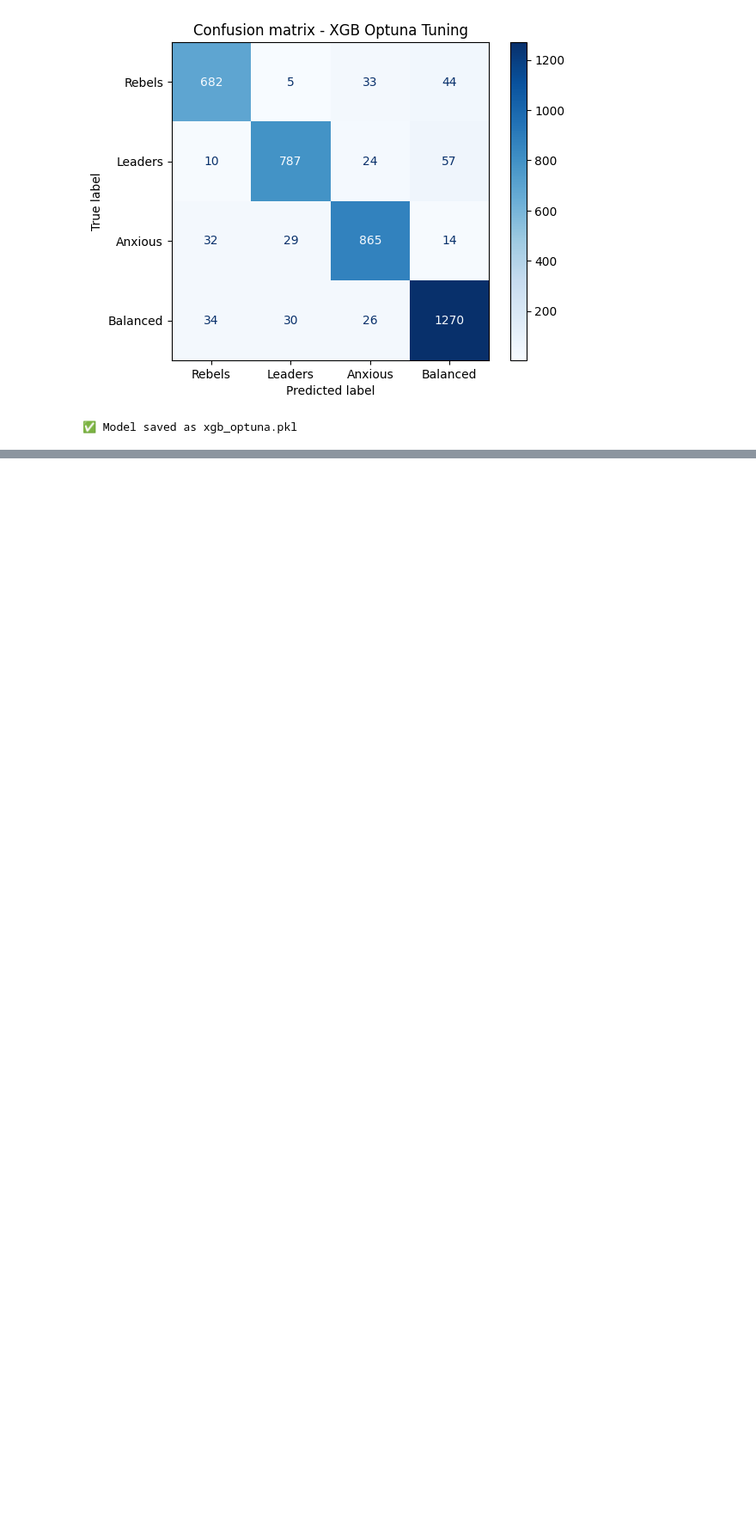
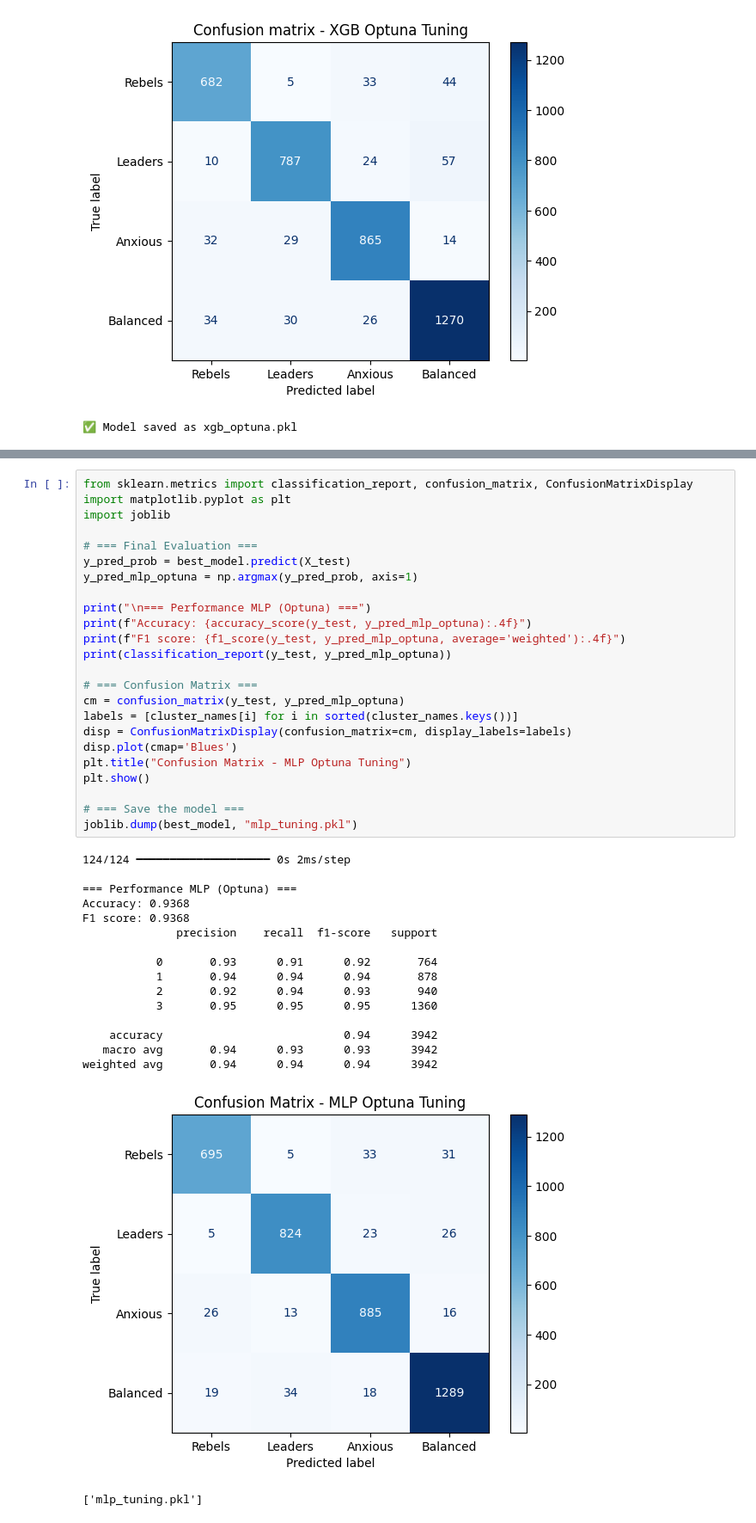
Before and after one commit to Knightmare2002/Big-Five-Test, a Jupyter notebook: main.ipynb, the cells around one changed output, grey strips where cells are left out. Shown at 86% size. Saved outputs shown, nothing was run; the diff lists cells and outputs as text; blank space fills up the shorter version.

```diff
--- a/main.ipynb
+++ b/main.ipynb
@@ -666,0 +882,42 @@ weighted avg       0.91      0.91      0.91      3942
+# %%
+from sklearn.metrics import classification_report, confusion_matrix, ConfusionMatrixDisplay
+import matplotlib.pyplot as plt
+import joblib
+
+# === Final Evaluation ===
+y_pred_prob = best_model.predict(X_test)
+y_pred_mlp_optuna = np.argmax(y_pred_prob, axis=1)
+
+print("\n=== Performance MLP (Optuna) ===")
+print(f"Accuracy: {accuracy_score(y_test, y_pred_mlp_optuna):.4f}")
+print(f"F1 score: {f1_score(y_test, y_pred_mlp_optuna, average='weighted'):.4f}")
+print(classification_report(y_test, y_pred_mlp_optuna))
+
+# === Confusion Matrix ===
+cm = confusion_matrix(y_test, y_pred_mlp_optuna)
+labels = [cluster_names[i] for i in sorted(cluster_names.keys())]
+disp = ConfusionMatrixDisplay(confusion_matrix=cm, display_labels=labels)
+disp.plot(cmap='Blues')
+plt.title("Confusion Matrix - MLP Optuna Tuning")
+plt.show()
+
+# === Save the model ===
+joblib.dump(best_model, "mlp_tuning.pkl")
+# %% [output]
+124/124 ━━━━━━━━━━━━━━━━━━━━ 0s 2ms/step
+
+=== Performance MLP (Optuna) ===
+Accuracy: 0.9368
+F1 score: 0.9368
+              precision    recall  f1-score   support
+
+           0       0.93      0.91      0.92       764
+           1       0.94      0.94      0.94       878
+           2       0.92      0.94      0.93       940
+           3       0.95      0.95      0.95      1360
+
+    accuracy                           0.94      3942
+   macro avg       0.94      0.93      0.93      3942
+weighted avg       0.94      0.94      0.94      3942
+[figure, added]
+['mlp_tuning.pkl']
```
Also changed, not shown: parts of 12 cells of this notebook, 2 other files.
